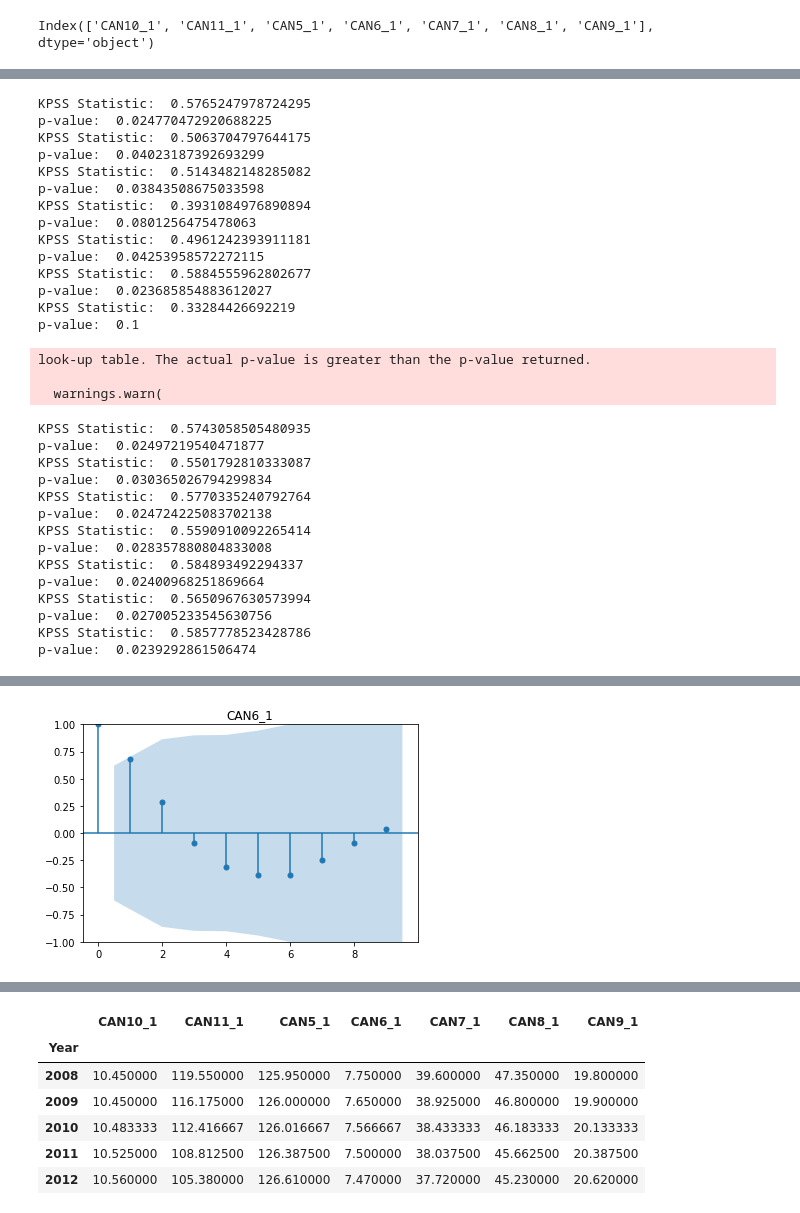
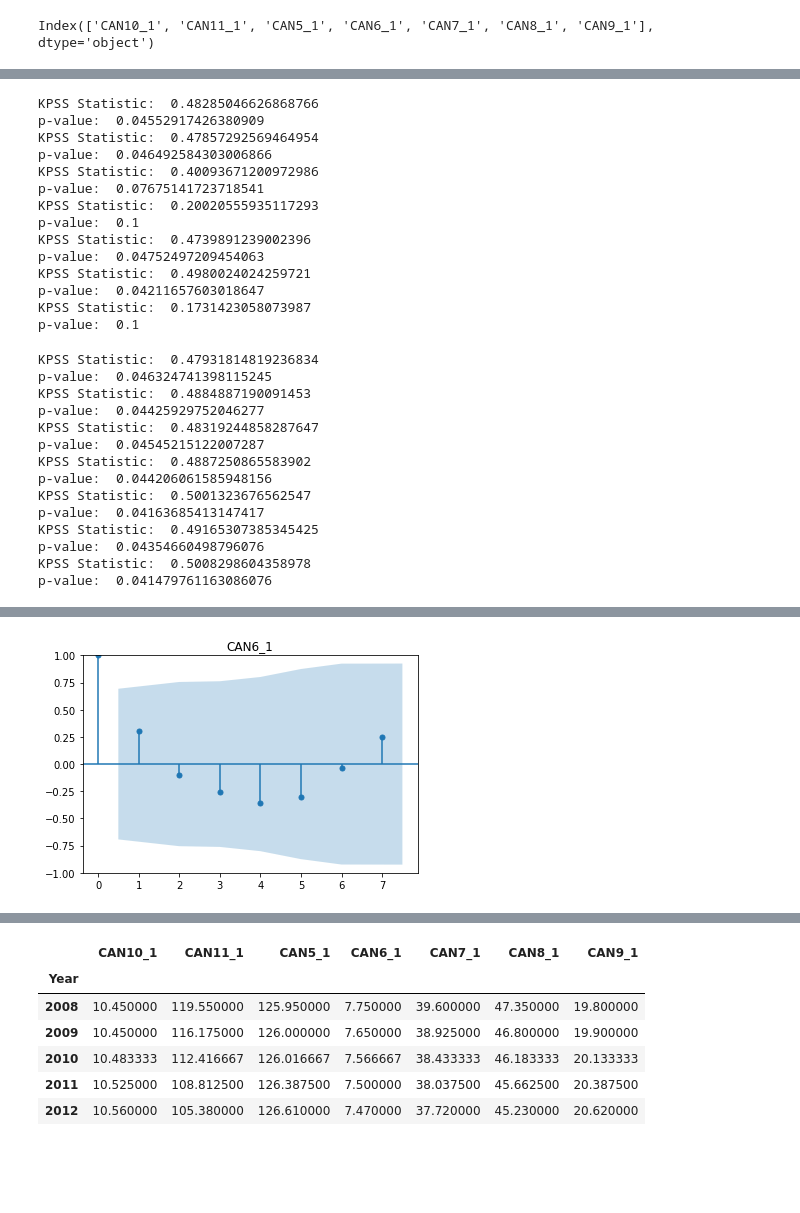
Before and after one commit to MiladMt11/ABA-Spring2023, a Jupyter notebook: Arima basis model.ipynb, the cells around one changed output, grey strips where cells are left out. Saved outputs shown, nothing was run; the diff lists cells and outputs as text; code cells hidden in the pictures; blank space fills up the shorter version.

```diff
--- a/Arima basis model.ipynb
+++ b/Arima basis model.ipynb
@@ -66,7 +61,7 @@ See the caveats in the documentation: https://pandas.pydata.org/pandas-docs/stab
 # %%
-cal = cal1[:-2]
-tex = tex1[:-2]
-ny = ny1[:-2]
+cal = cal1[:-4]
+tex = tex1[:-4]
+ny = ny1[:-4]
 # %%
 ny
 # %% [output]
@@ -213,23 +206,20 @@ for i in tex.columns:
     print('KPSS Statistic: ', kpss_result[0])
     print('p-value: ', kpss_result[1])
 # %% [output]
-KPSS Statistic:  0.5765247978724295
-p-value:  0.024770472920688225
-KPSS Statistic:  0.5063704797644175
-p-value:  0.04023187392693299
-KPSS Statistic:  0.5143482148285082
-p-value:  0.03843508675033598
-KPSS Statistic:  0.3931084976890894
-p-value:  0.0801256475478063
-KPSS Statistic:  0.4961242393911181
-p-value:  0.04253958572272115
-KPSS Statistic:  0.5884555962802677
-p-value:  0.023685854883612027
-KPSS Statistic:  0.33284426692219
+KPSS Statistic:  0.48285046626868766
+p-value:  0.04552917426380909
+KPSS Statistic:  0.47857292569464954
+p-value:  0.046492584303006866
+KPSS Statistic:  0.40093671200972986
+p-value:  0.07675141723718541
+KPSS Statistic:  0.20020555935117293
 p-value:  0.1
+KPSS Statistic:  0.4739891239002396
+p-value:  0.04752497209454063
+KPSS Statistic:  0.4980024024259721
+p-value:  0.04211657603018647
+KPSS Statistic:  0.1731423058073987
+p-value:  0.1
-look-up table. The actual p-value is greater than the p-value returned.
-
-  warnings.warn(
 # %%
 from statsmodels.tsa.stattools import adfuller
 # p - value of adfuller test for the returns
@@ -238,23 +228,23 @@ for i in ny.columns:
     print('KPSS Statistic: ', kpss_result[0])
     print('p-value: ', kpss_result[1])
 # %% [output]
-KPSS Statistic:  0.5743058505480935
-p-value:  0.02497219540471877
-KPSS Statistic:  0.5501792810333087
-p-value:  0.030365026794299834
-KPSS Statistic:  0.5770335240792764
-p-value:  0.024724225083702138
-KPSS Statistic:  0.5590910092265414
-p-value:  0.028357880804833008
-KPSS Statistic:  0.584893492294337
-p-value:  0.02400968251869664
-KPSS Statistic:  0.5650967630573994
-p-value:  0.027005233545630756
-KPSS Statistic:  0.5857778523428786
-p-value:  0.0239292861506474
+KPSS Statistic:  0.47931814819236834
+p-value:  0.046324741398115245
+KPSS Statistic:  0.4884887190091453
+p-value:  0.04425929752046277
+KPSS Statistic:  0.48319244858287647
+p-value:  0.04545215122007287
+KPSS Statistic:  0.4887250865583902
+p-value:  0.044206061585948156
+KPSS Statistic:  0.5001323676562547
+p-value:  0.04163685413147417
+KPSS Statistic:  0.49165307385345425
+p-value:  0.04354660498796076
+KPSS Statistic:  0.5008298604358978
+p-value:  0.041479761163086076
 # %%
 for i in cal.columns:
     plot_acf(tex[i], title = i)
-    plot_pacf(tex[i], lags = 4, title = i)
+    plot_pacf(tex[i], lags = 3, title = i)
     plt.show()
 # %% [output]
@@ -267 +257 @@ for i in cal.columns:
-[figure, old version]
+[figure, new version]
```
Also changed, not shown: parts of 20 cells of this notebook, 1 other file.
